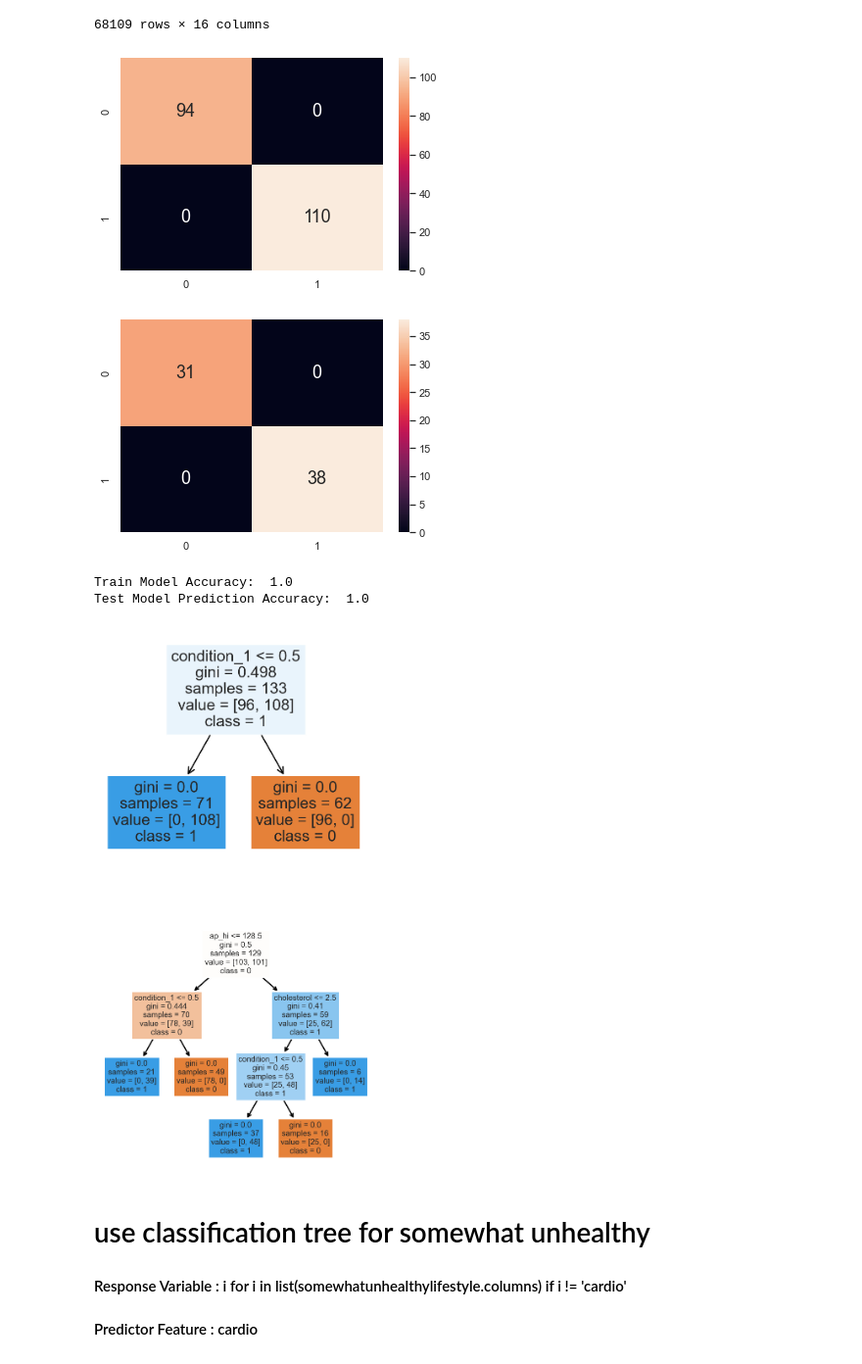
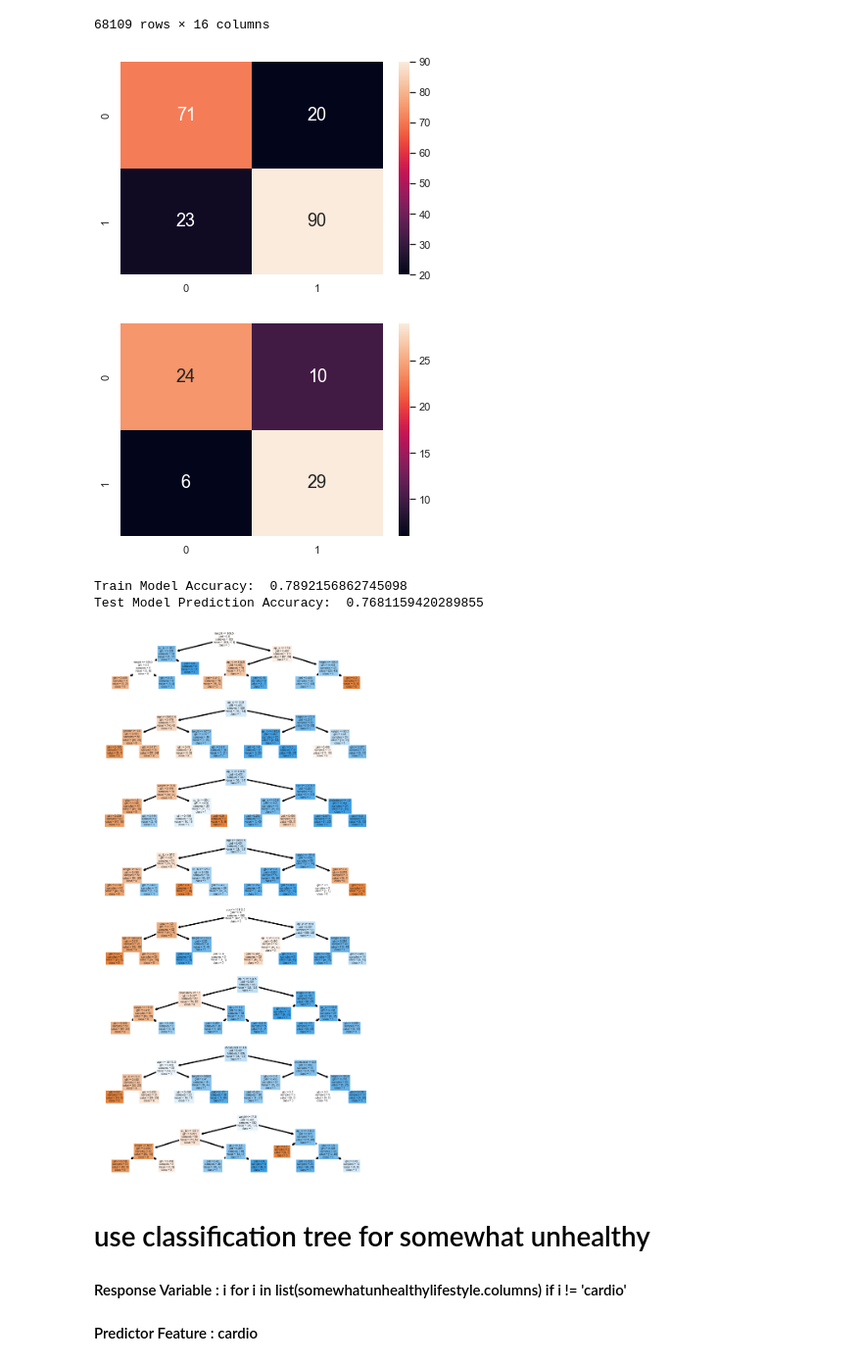
Before and after one commit to aftanza/IE0005-Project, a Jupyter notebook: Main Cardio.ipynb, the cells around one changed output. Shown at 98% size. Cells and saved outputs as stored; diff of their text form; code cells hidden in the pictures.

```diff
--- a/Main Cardio.ipynb
+++ b/Main Cardio.ipynb
@@ -745,8 +745,13 @@ replaced.drop(columns=['id'])
 | 69999 | 20540 | 1 | 170 | 72.0 | 120 | 80 | 2 | 1 | False | False | False | ... |
 68109 rows × 16 columns
 # %%
+_temp = ["total_unhealthy", "id", 'smoke', 'alco', 'inactive', 'cardio', 'condition_1', 'condition_2', 'condition_3']
+
+
 y = unhealthylifestyle[['cardio']]
-X = unhealthylifestyle[[i for i in list(unhealthylifestyle.columns) if (i != 'cardio' and i != 'id')]]
+X = unhealthylifestyle[[i for i in list(unhealthylifestyle.columns) if (i not in _temp)]]
+
+# X = unhealthylifestyle[[i for i in list(unhealthylifestyle.columns) if (i != 'cardio' and i != 'id')]]
 # X = cardio_data[['smoke', 'alco', 'active']]
 # %%
 from sklearn.tree import DecisionTreeClassifier
@@ -775,36 +780,36 @@ plt.show()
 print ("Train Model Accuracy: ", metrics.accuracy_score(y_train, randomforest.predict(X_train)))
 print ("Test Model Prediction Accuracy: ", metrics.accuracy_score(y_test, randomforesttest_pred))
 # %% [output]
-[figure, old version]
+[figure, new version]
-[figure, old version]
+[figure, new version]
-Train Model Accuracy:  1.0
-Test Model Prediction Accuracy:  1.0
+Train Model Accuracy:  0.7892156862745098
+Test Model Prediction Accuracy:  0.7681159420289855
 # %%
 # Plot the trained Decision Tree
 from sklearn.tree import plot_tree
 
-f, axes = plt.subplots(2, 1, figsize=(12, 24))
+f, axes = plt.subplots(8, 1, figsize=(12, 24))
 
 count = 0;
 
-for i in range(2):
+for i in range(8):
     for j in range(1):
         out = plot_tree(randomforest.estimators_[count],
                   feature_names = X_train.columns,
                   class_names = [str(x) for x in dectree.classes_],
                   filled=True,
                   ax = axes[i]
                        )
 
         for o in out:
             arrow = o.arrow_patch
             if arrow is not None:
                 arrow.set_edgecolor('black')
                 arrow.set_linewidth(3)
         count = count + 1
 plt.show()
 # %% [output]
-[figure, old version]
+[figure, new version]
 # %% [markdown]
 # use classification tree for somewhat unhealthy
 #### Response Variable : i for i in list(somewhatunhealthylifestyle.columns) if i != 'cardio'
```
Also changed, not shown: parts of 21 cells of this notebook.
